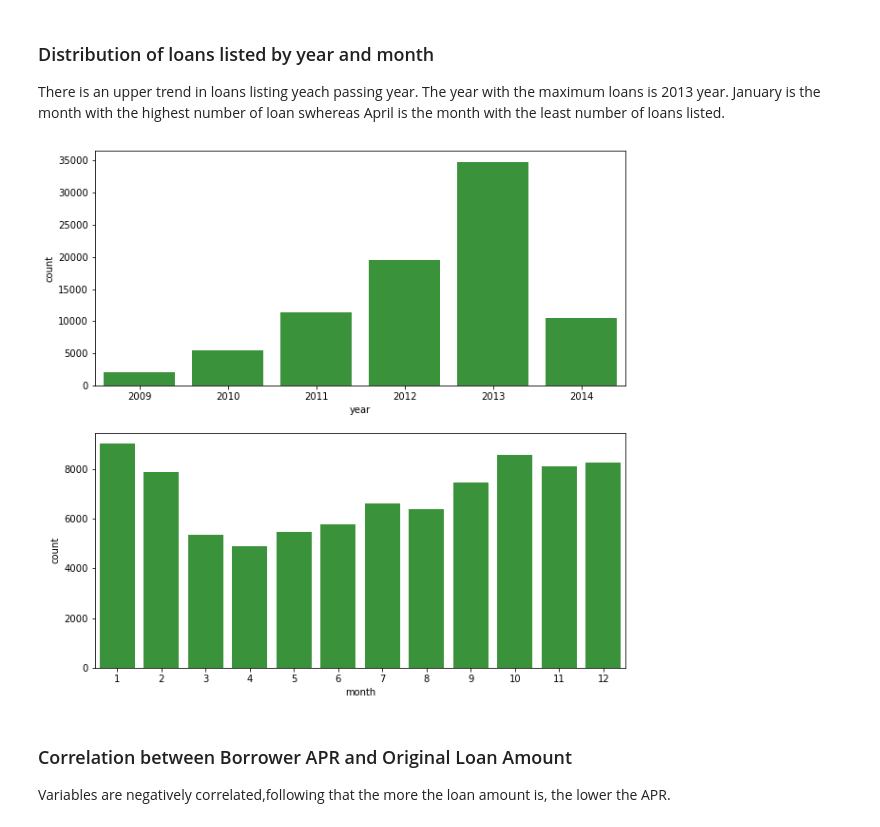
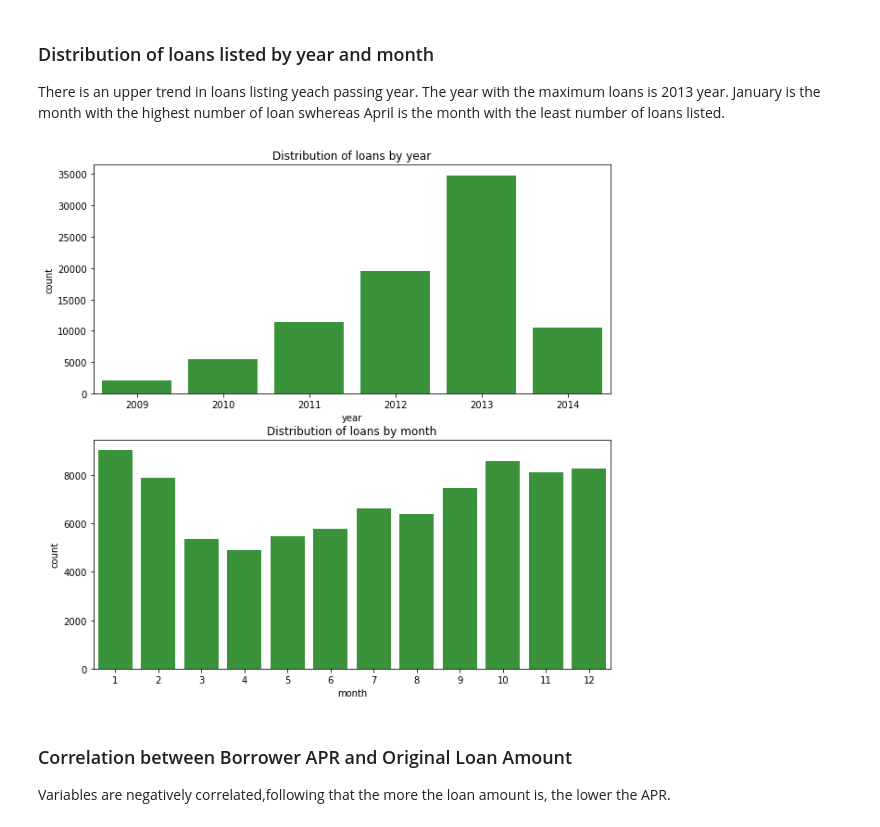
Before and after one commit to Dari94/Analyze-Loan-Data, a Jupyter notebook: slide_deck.ipynb, the cells around one changed output. Drawn from its saved outputs; the diff is of its cells as text; code cells hidden in the pictures.

```diff
--- a/slide_deck.ipynb
+++ b/slide_deck.ipynb
@@ -77,10 +62,11 @@ There is an upper trend in loans listing yeach passing year. The year with the m
 # %%
 fig, ax = plt.subplots(nrows=2, figsize = [10,10])
 default_color = sns.color_palette()[2]
-sns.countplot(data = df_loan_sv, x = 'year', color = default_color, ax = ax[0]);
-sns.countplot(data = df_loan_sv, x = 'month', color = default_color, ax = ax[1]);
+sns.countplot(data = df_loan_sv, x = 'year', color = default_color, ax = ax[0]).set_title('Distribution of loans by year');
+
+sns.countplot(data = df_loan_sv, x = 'month', color = default_color, ax = ax[1]).set_title('Distribution of loans by month');
 # %% [output]
-[figure, old version]
+[figure, new version]
 # %% [markdown]
 ### Correlation between Borrower APR and Original Loan Amount
 Variables are negatively correlated,following that the more the loan amount is, the lower the APR.
```
Also changed, not shown: parts of 12 cells of this notebook, 5 other files.
